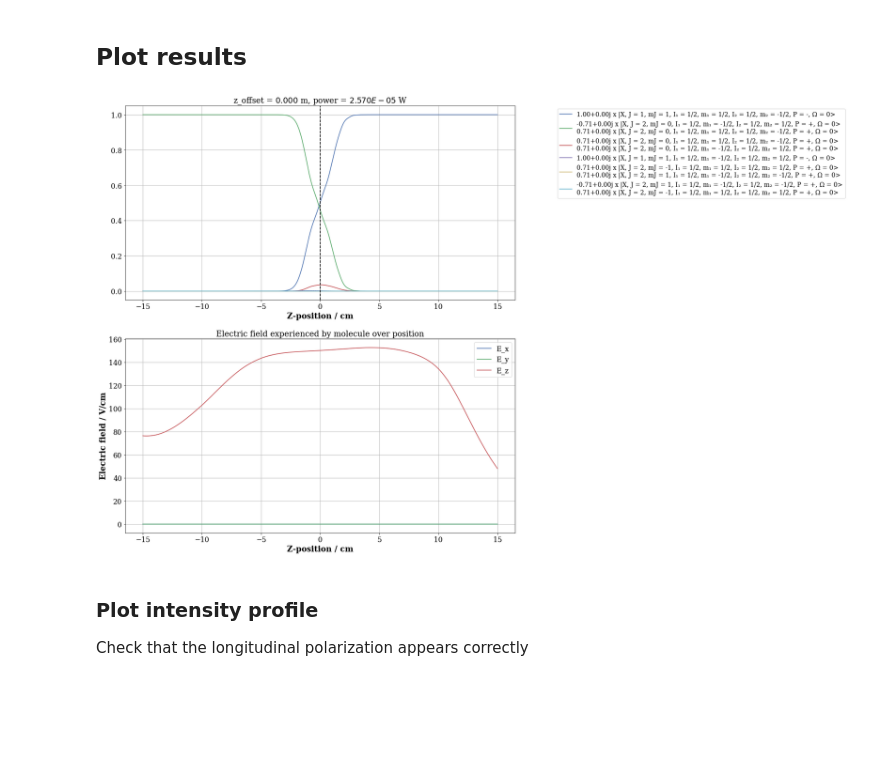
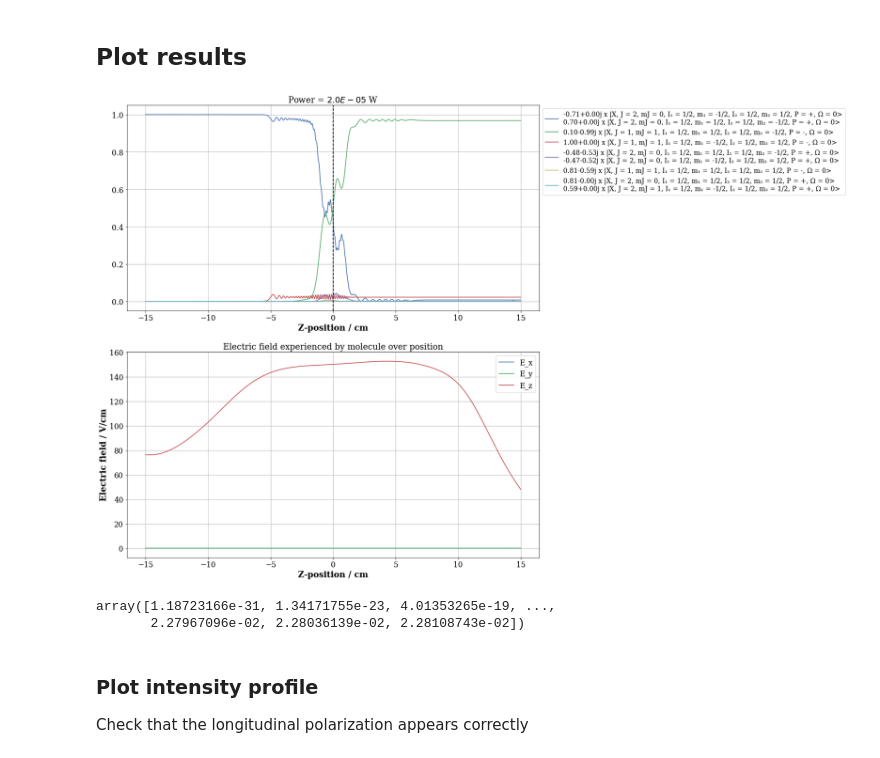
Before and after one commit to otimgren/centrex-state-prep, a Jupyter notebook: examples/SPB/SPB adiabatic passage to J1_ppm.ipynb, the cells around one changed output. Cells and saved outputs as stored; diff of their text form; code cells hidden in the pictures; blank space fills up the shorter version.

```diff
--- a/examples/SPB/SPB adiabatic passage to J1_ppm.ipynb
+++ b/examples/SPB/SPB adiabatic passage to J1_ppm.ipynb
@@ -82,8 +82,8 @@ Electric field at z = 0: 150.00 V/cm
 ## Define magnetic field
 Define the magnetic field. Using a constant field, either a nominal small field (so mF states become non-degenerate eigenstates of the Hamiltonian) or something resembilng Earth's magnetic field.
 # %%
-B = np.array((0,0,1e-4))
-# B = np.array((0.2,0.45,0.1))
+# B = np.array((0,0,1e-4))
+B = np.array((0.2,0.45,0.1))
 def B_R(R):
     if len(R.shape) == 1:
         return B
@@ -175,8 +175,8 @@ print(f"Transition frequency at center of SPB microwaves: {muW_freq_2/1e9:.5f} G
 
 #### Intensity profile:
 # Define a Gaussian intensity profile
-# intensity = MeasuredBeam(power = 1e-3, sigma = 1*25.4e-3/(2*np.sqrt(2*np.log(2))), R0 = R0, k = k, freq = muW_freq)
-intensity = GaussianBeam(power = 0.5e-3, sigma = 1*25.4e-3/(2*np.sqrt(2*np.log(2))), R0 = R0, k = k, freq = muW_freq_2)
+intensity = MeasuredBeam(power = 1e-3, sigma = 1*25.4e-3/(2*np.sqrt(2*np.log(2))), R0 = R0, k = k, freq = muW_freq_2)
+# intensity = GaussianBeam(power = 0.5e-3, sigma = 1*25.4e-3/(2*np.sqrt(2*np.log(2))), R0 = R0, k = k, freq = muW_freq_2)
 
 #### Define MicrowaveField
 mf12 = MicrowaveField(1, 2, intensity, pol, muW_freq_2, hamiltonian.QN)
@@ -220,15 +220,22 @@ result = simulator.run(N_steps = 10000)
 # %%
 initial_state = result.initial_states[0]
 large_prob_states = result.find_large_prob_states(initial_state, N = 6)
 fig, (ax, ax2) = plt.subplots(2,1, figsize = (16,18))
 result.plot_state_probabilities(large_prob_states, initial_state, ax = ax, position = True)
-ax.legend(fontsize = 14, bbox_to_anchor = (1.1,1))
+ax.legend(fontsize = 14, bbox_to_anchor = (1.,1))
 ax.axvline(x = R0[2]*1e2, ls ='--', c = 'k')
-ax.set_title(f"z_offset = ${R0[2]:.3f}$ m, power = ${mf12.intensity.power:.3E}$ W")
+ax.set_title(f"Power = ${mf12.intensity.power:.1E}$ W")
 
 Es, _, _ = electric_field.plot(trajectory, position=True, ax = ax2)
+
+plt.savefig('../../figures/SPB/state_evolution_ppm_ideal.pdf')
 # %% [output]
-[figure, old version]
+[figure, new version]
+# %%
+result.get_state_probability(J1_pmp, initial_state)
+# %% [output]
+array([1.18723166e-31, 1.34171755e-23, 4.01353265e-19, ...,
+       2.27967096e-02, 2.28036139e-02, 2.28108743e-02])
 # %% [markdown]
 ### Plot intensity profile
 Check that the longitudinal polarization appears correctly
```
Also changed, not shown: parts of 3 cells of this notebook, 4 other files.
